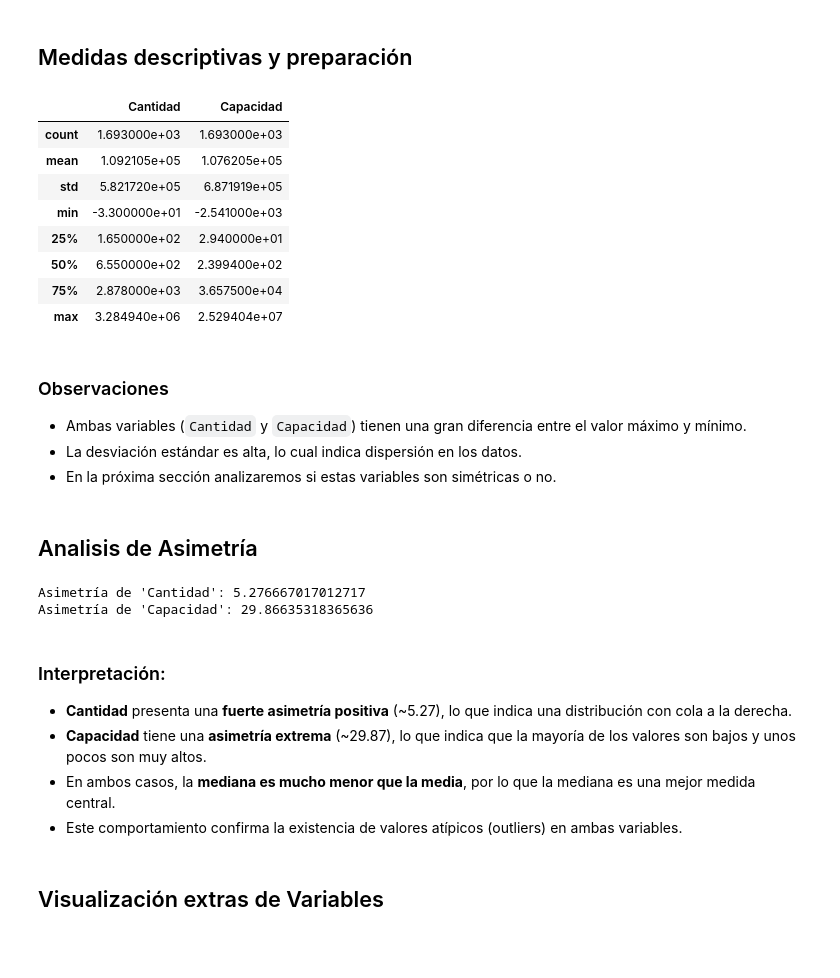
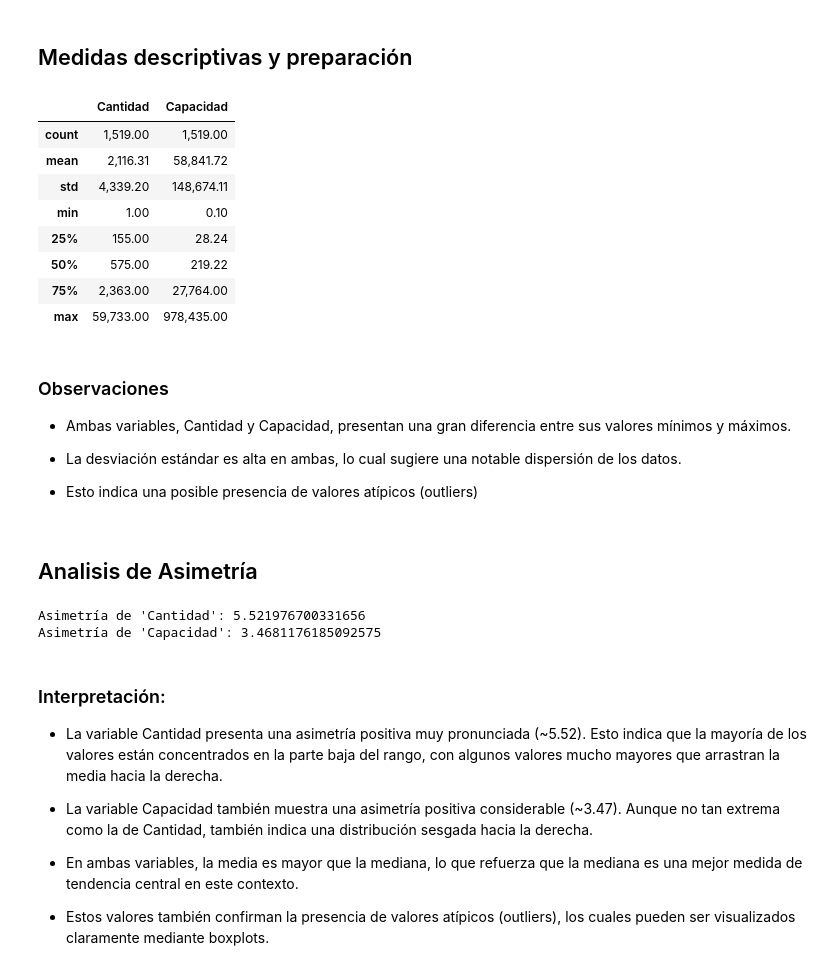
Before and after one commit to ISPC-CDIA/DataTeam---Proyecto-ABP-Analista-de-Datos-2025, a Jupyter notebook: JupiterNotebook/EVIDENCIA 3/Proyecto_Analisis_de_datos_Grupo_8_PepsiCo.ipynb, the cells around one changed output. Saved outputs shown, nothing was run; the diff lists cells and outputs as text; code cells hidden in the pictures; blank space fills up the shorter version.

```diff
--- a/JupiterNotebook/EVIDENCIA 3/Proyecto_Analisis_de_datos_Grupo_8_PepsiCo.ipynb
+++ b/JupiterNotebook/EVIDENCIA 3/Proyecto_Analisis_de_datos_Grupo_8_PepsiCo.ipynb
@@ -891,46 +891,45 @@ En regiones más estables, las ventas se agrupan en valores más cercanos entre
 # %%
 import pandas as pd
 import matplotlib.pyplot as plt
 import seaborn as sns
 
-# Cargar el archivo CSV
-df = pd.read_csv("../../Datos/Listado_Ventas.csv")
+# Ya no cargamos ni limpiamos de nuevo, asumimos que df_limpio ya está disponible
 
-# Eliminar filas con datos faltantes en columnas importantes
-df_clean = df.dropna(subset=['Cantidad', 'Capacidad'])
-
-# Ver medidas estadísticas
-df_clean[['Cantidad', 'Capacidad']].describe()
+# Medidas estadísticas
+df_limpio[['Cantidad', 'Capacidad']].describe()
 # %% [output]
 |  | Cantidad | Capacidad |
-| count | 1.693000e+03 | 1.693000e+03 |
-| mean | 1.092105e+05 | 1.076205e+05 |
-| std | 5.821720e+05 | 6.871919e+05 |
-| min | -3.300000e+01 | -2.541000e+03 |
-| 25% | 1.650000e+02 | 2.940000e+01 |
-| 50% | 6.550000e+02 | 2.399400e+02 |
-| 75% | 2.878000e+03 | 3.657500e+04 |
-| max | 3.284940e+06 | 2.529404e+07 |
+| count | 1,519.00 | 1,519.00 |
+| mean | 2,116.31 | 58,841.72 |
+| std | 4,339.20 | 148,674.11 |
+| min | 1.00 | 0.10 |
+| 25% | 155.00 | 28.24 |
+| 50% | 575.00 | 219.22 |
+| 75% | 2,363.00 | 27,764.00 |
+| max | 59,733.00 | 978,435.00 |
 # %% [markdown]
 ### Observaciones
 
-- Ambas variables (`Cantidad` y `Capacidad`) tienen una gran diferencia entre el valor máximo y mínimo.
-- La desviación estándar es alta, lo cual indica dispersión en los datos.
-- En la próxima sección analizaremos si estas variables son simétricas o no.
+- Ambas variables, Cantidad y Capacidad, presentan una gran diferencia entre sus valores mínimos y máximos.
+
+- La desviación estándar es alta en ambas, lo cual sugiere una notable dispersión de los datos.
+
+- Esto indica una posible presencia de valores atípicos (outliers)
 # %% [markdown]
 ## Analisis de Asimetría
 # %%
-print("Asimetría de 'Cantidad':", df_clean['Cantidad'].skew())
-print("Asimetría de 'Capacidad':", df_clean['Capacidad'].skew())
+print("Asimetría de 'Cantidad':", df_limpio['Cantidad'].skew())
+print("Asimetría de 'Capacidad':", df_limpio['Capacidad'].skew())
 # %% [output]
-Asimetría de 'Cantidad': 5.276667017012717
-Asimetría de 'Capacidad': 29.86635318365636
+Asimetría de 'Cantidad': 5.521976700331656
+Asimetría de 'Capacidad': 3.4681176185092575
 # %% [markdown]
 ### Interpretación:
 
-- **Cantidad** presenta una **fuerte asimetría positiva** (~5.27), lo que indica una distribución con cola a la derecha.
-- **Capacidad** tiene una **asimetría extrema** (~29.87), lo que indica que la mayoría de los valores son bajos y unos pocos son muy altos.
-- En ambos casos, la **mediana es mucho menor que la media**, por lo que la mediana es una mejor medida central.
-- Este comportamiento confirma la existencia de valores atípicos (outliers) en ambas variables.
+- La variable Cantidad presenta una asimetría positiva muy pronunciada (~5.52). Esto indica que la mayoría de los valores están concentrados en la parte baja del rango, con algunos valores mucho mayores que arrastran la media hacia la derecha.
+
+- La variable Capacidad también muestra una asimetría positiva considerable (~3.47). Aunque no tan extrema como la de Cantidad, también indica una distribución sesgada hacia la derecha.
+
+- En ambas variables, la media es mayor que la mediana, lo que refuerza que la mediana es una mejor medida de tendencia central en este contexto.
+
+- Estos valores también confirman la presencia de valores atípicos (outliers), los cuales pueden ser visualizados claramente mediante boxplots.
-# %% [markdown]
-## Visualización extras de Variables
```
Also changed, not shown: parts of 7 cells of this notebook.
